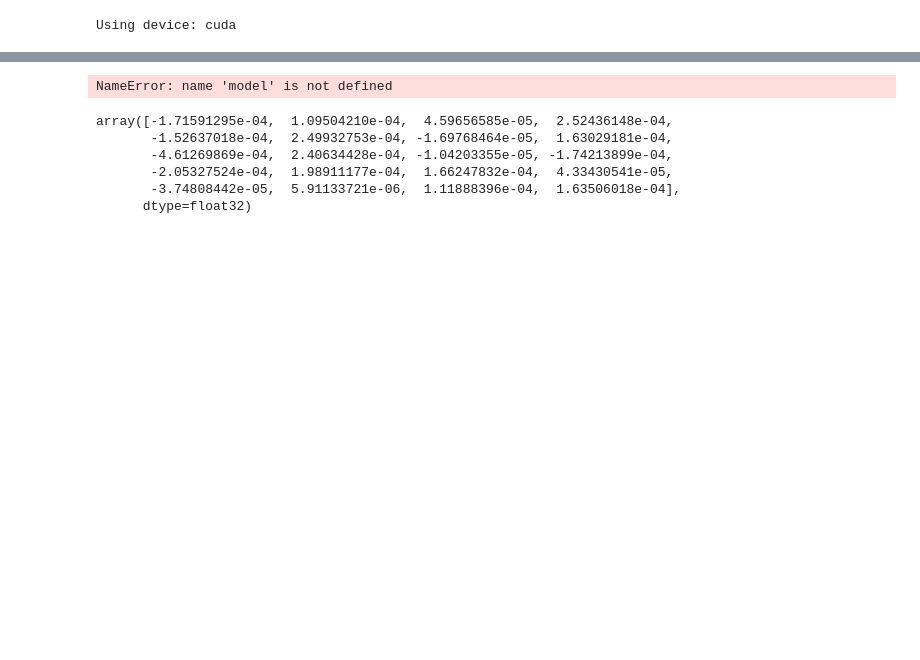
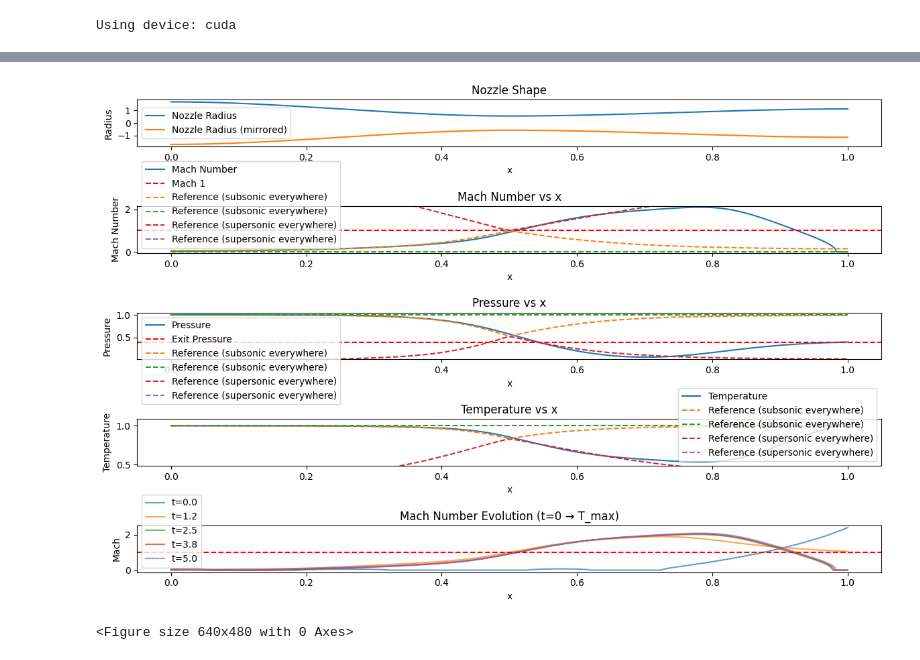
Before and after one commit to Lofty-Brambles/qsnippets, a Jupyter notebook: 07_cd_nozzle/cd-nozzle-pinn.ipynb, the cells around one changed output, grey strips where cells are left out. Cells and saved outputs as stored; diff of their text form; code cells hidden in the pictures; blank space fills up the shorter version.

```diff
--- a/07_cd_nozzle/cd-nozzle-pinn.ipynb
+++ b/07_cd_nozzle/cd-nozzle-pinn.ipynb
@@ -38,12 +59,3 @@ class DenseNetwork(nn.Module):
-# %%
-LAYERS = (64, 64, 64, 64, 64, 64)
-
-p_exit, gamma = 0.4, 1.4
-
-x_throat = 0.5  # x_length = 1.0
-R_in, R_throat, R_out = map(lambda x: np.sqrt(x / np.pi), (9, 1, 4))
-wall_delta = 0.05 # This is how close any points needs to be to be on the wall
-external_delta = 1e-5 # This is how close any points needs to be to be on inlet/exit/throat
 # %%
 def get_radius_at_a_distance(x: torch.Tensor) -> torch.Tensor:
     t_convergent = x / x_throat
@@ -426,7 +470,7 @@ def train(
 
     return history
 # %%
-model = DenseNetwork(layers=LAYERS).to(device)
+model = FNNonConstraints(layers=LAYERS).to(device)
 
 {
     "total params": sum(p.numel() for p in model.parameters()),
@@ -487,7 +545,7 @@ def get_reference(x: torch.Tensor, to: str, branch_name: str):
 from itertools import product
 
 plt.figure(figsize=(12, 8))
-plt.subplot(4, 1, 1)
+plt.subplot(5, 1, 1)
 r = np.sqrt(get_area(torch.tensor(x, device=device)).cpu().numpy() / np.pi)
 plt.plot(x, r, label="Nozzle Radius")
 plt.plot(x, -r, label="Nozzle Radius (mirrored)")
@@ -498,50 +556,63 @@ plt.legend()
 
 M_ref_sup, M_ref_sub, p_ref_sup, p_ref_sub, t_ref_sup, t_ref_sub = map(
     lambda x: get_reference(eval_points.cpu(), x[0], x[1]),
-    product(["M", "p", "T"], ["subsonic", "supersonic"]),
+    product(["M", "p", "T"], ["supersonic", "subsonic"]),
 )
 
 
-plt.subplot(4, 1, 2)
+plt.subplot(5, 1, 2)
 plt.plot(x, M, label="Mach Number")
 plt.axhline(1, color="red", linestyle="--", label="Mach 1")
 plt.plot(x, M_ref_sub, label="Reference (subsonic everywhere)", linestyle="dashed")
 plt.plot(x, M_ref_sup, label="Reference (supersonic everywhere)", linestyle="dashed")
 plt.title("Mach Number vs x")
 plt.xlabel("x")
 plt.ylabel("Mach Number")
+plt.ylim(M.min() - 0.05, M.max() + 0.05)
 plt.legend()
 
-plt.subplot(4, 1, 3)
+plt.subplot(5, 1, 3)
 plt.plot(x, p, label="Pressure")
+plt.axhline(p_exit, color="red", linestyle="--", label="Exit Pressure")
 plt.plot(x, p_ref_sub, label="Reference (subsonic everywhere)", linestyle="dashed")
 plt.plot(x, p_ref_sup, label="Reference (supersonic everywhere)", linestyle="dashed")
 plt.title("Pressure vs x")
 plt.xlabel("x")
 plt.ylabel("Pressure")
 plt.ylim(p.min() - 0.05, p.max() + 0.05)
 plt.legend()
 
-plt.subplot(4, 1, 4)
-plt.plot(x, t, label="Temperature")
+plt.subplot(5, 1, 4)
+plt.plot(x, T, label="Temperature")
 plt.plot(x, t_ref_sub, label="Reference (subsonic everywhere)", linestyle="dashed")
 plt.plot(x, t_ref_sup, label="Reference (supersonic everywhere)", linestyle="dashed")
 plt.title("Temperature vs x")
 plt.xlabel("x")
 plt.ylabel("Temperature")
-plt.ylim(t.min() - 0.05, t.max() + 0.05)
+plt.ylim(T.min() - 0.05, T.max() + 0.05)
+plt.legend()
+
+plt.subplot(5, 1, 5)
+t_slices = [0.0, maximum_temp * 0.25, maximum_temp * 0.5, maximum_temp * 0.75, maximum_temp]
+for t_val in t_slices:
+    t_slice = torch.full((1000, 1), t_val, device=device)
+    pts = torch.cat([x_lin, t_slice], dim=1).requires_grad_(True)
+    with torch.enable_grad():
+        out_slice = model(pts).detach().cpu().numpy()
+    t_slice_var = out_slice[:, 3]
+    M_slice = np.sqrt(np.maximum((2 / (gamma - 1)) * (1 / t_slice_var - 1), 0))
+    plt.plot(x, M_slice, label=f"t={t_val:.1f}", alpha=0.7)
+plt.axhline(1, color="red", linestyle="--")
+plt.title("Mach Number Evolution (t=0 → T_max)")
+plt.xlabel("x")
+plt.ylabel("Mach")
 plt.legend()
 
 plt.tight_layout()
 plt.show()
+
+plt.tight_layout()
+plt.show()
 # %% [output]
+[figure, added]
-NameError: name 'model' is not defined
+<Figure size 640x480 with 0 Axes>
-# %%
-u[::100]
-# %% [output]
-array([-1.71591295e-04,  1.09504210e-04,  4.59656585e-05,  2.52436148e-04,
-       -1.52637018e-04,  2.49932753e-04, -1.69768464e-05,  1.63029181e-04,
-       -4.61269869e-04,  2.40634428e-04, -1.04203355e-05, -1.74213899e-04,
-       -2.05327524e-04,  1.98911177e-04,  1.66247832e-04,  4.33430541e-05,
-       -3.74808442e-05,  5.91133721e-06,  1.11888396e-04,  1.63506018e-04],
-      dtype=float32)
```
Also changed, not shown: parts of 13 cells of this notebook, 1 other file.
